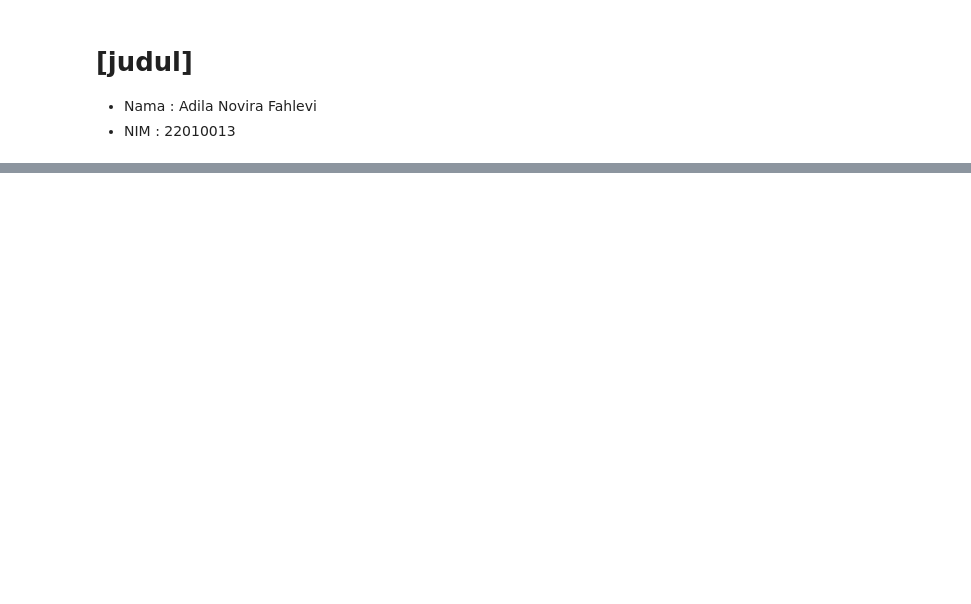
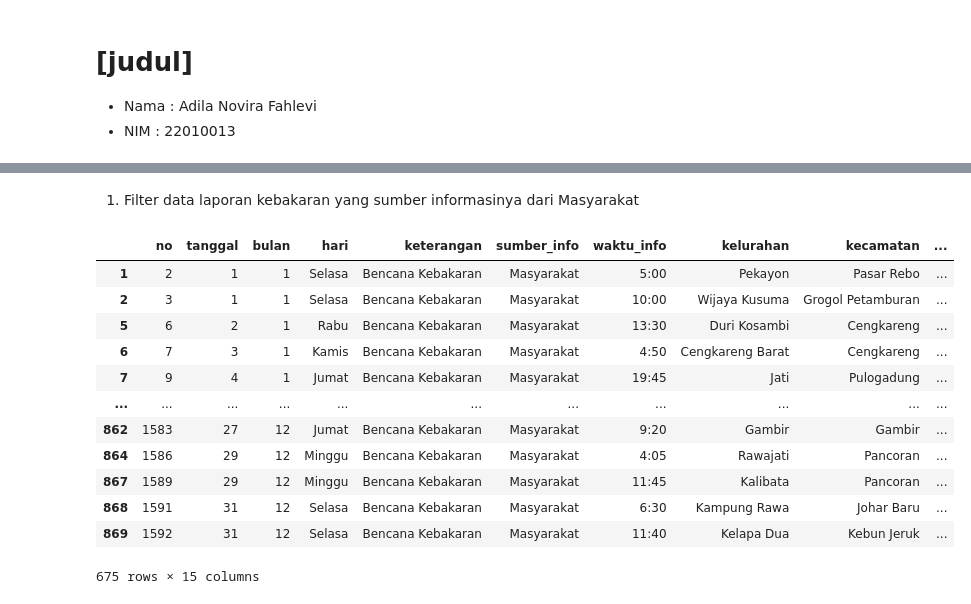
Before and after one commit to ruang-belajar/notebook-1-adilanvr, a Jupyter notebook: notebook1.ipynb, the cells around one changed output, grey strips where cells are left out. Cells and saved outputs as stored; diff of their text form; code cells hidden in the pictures; blank space fills up the shorter version.

```diff
--- a/notebook1.ipynb
+++ b/notebook1.ipynb
@@ -34,3 +34,22 @@ data-kebakaran.csv  100%[===================>] 130.11K  --.-KB/s    in 0.02s
 | 2 | 3 | 1 | 1 | Selasa | Bencana Kebakaran | Masyarakat | 10:00 | Wijaya Kusuma | Grogol Petamburan | ... |
 | 3 | 4 | 1 | 1 | Selasa | Bencana Kebakaran | Petugas Instansi Lain | 0:00 | Utan Panjang | Kemayoran | ... |
 | 4 | 5 | 2 | 1 | Rabu | Bencana Kebakaran | Petugas Pemadam | 19:30 | Meruya Selatan | Kembangan | ... |
+# %% [markdown]
+1. Filter data laporan kebakaran yang sumber informasinya dari Masyarakat
+# %%
+df1 = df[df.sumber_info == 'Masyarakat']
+df1
+# %% [output]
+|  | no | tanggal | bulan | hari | keterangan | sumber_info | waktu_info | kelurahan | kecamatan | ... |
+| 1 | 2 | 1 | 1 | Selasa | Bencana Kebakaran | Masyarakat | 5:00 | Pekayon | Pasar Rebo | ... |
+| 2 | 3 | 1 | 1 | Selasa | Bencana Kebakaran | Masyarakat | 10:00 | Wijaya Kusuma | Grogol Petamburan | ... |
+| 5 | 6 | 2 | 1 | Rabu | Bencana Kebakaran | Masyarakat | 13:30 | Duri Kosambi | Cengkareng | ... |
+| 6 | 7 | 3 | 1 | Kamis | Bencana Kebakaran | Masyarakat | 4:50 | Cengkareng Barat | Cengkareng | ... |
+| 7 | 9 | 4 | 1 | Jumat | Bencana Kebakaran | Masyarakat | 19:45 | Jati | Pulogadung | ... |
+| ... | ... | ... | ... | ... | ... | ... | ... | ... | ... | ... |
+| 862 | 1583 | 27 | 12 | Jumat | Bencana Kebakaran | Masyarakat | 9:20 | Gambir | Gambir | ... |
+| 864 | 1586 | 29 | 12 | Minggu | Bencana Kebakaran | Masyarakat | 4:05 | Rawajati | Pancoran | ... |
+| 867 | 1589 | 29 | 12 | Minggu | Bencana Kebakaran | Masyarakat | 11:45 | Kalibata | Pancoran | ... |
+| 868 | 1591 | 31 | 12 | Selasa | Bencana Kebakaran | Masyarakat | 6:30 | Kampung Rawa | Johar Baru | ... |
+| 869 | 1592 | 31 | 12 | Selasa | Bencana Kebakaran | Masyarakat | 11:40 | Kelapa Dua | Kebun Jeruk | ... |
+675 rows × 15 columns
```
Also changed, not shown: parts of 9 cells of this notebook.
